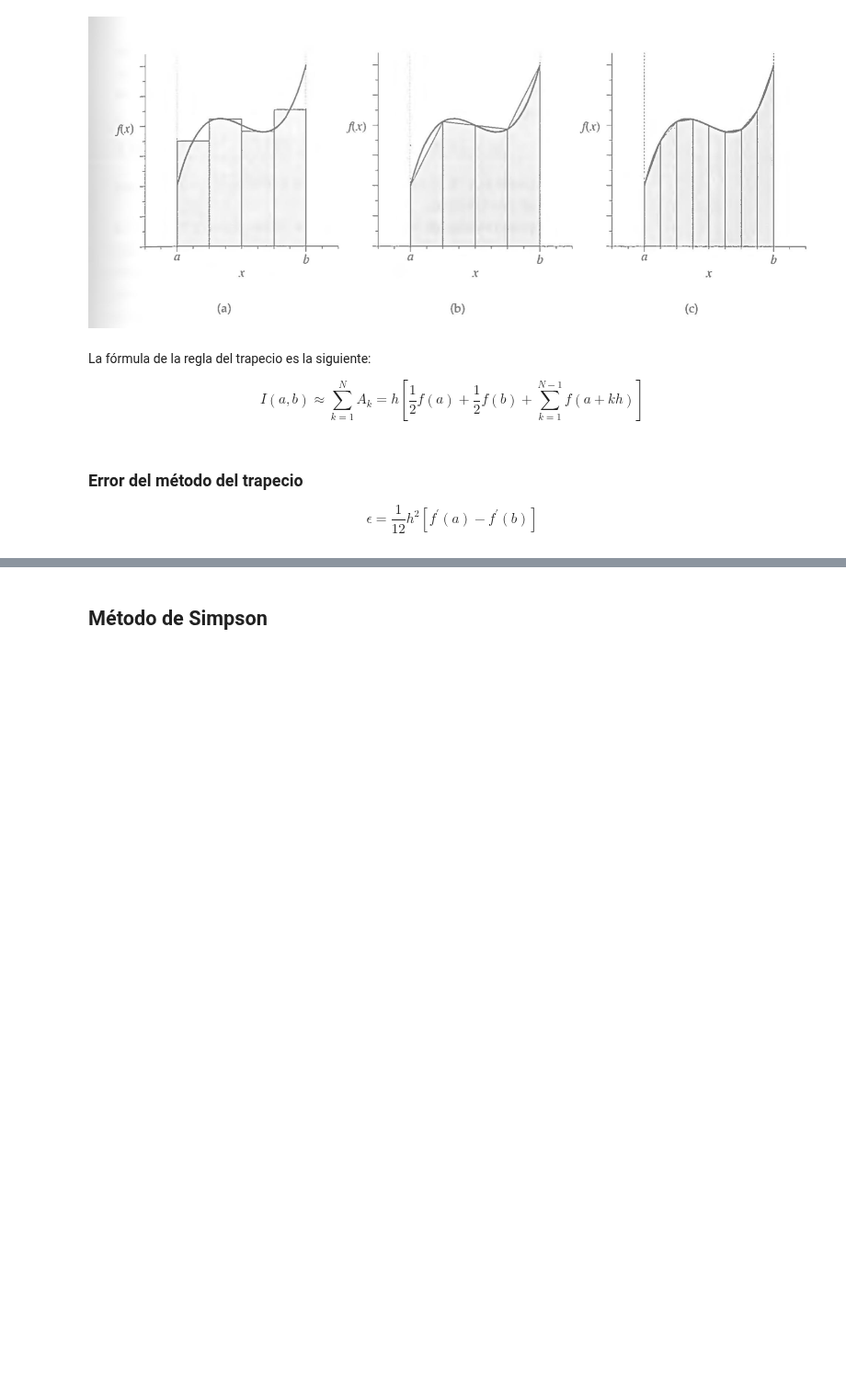
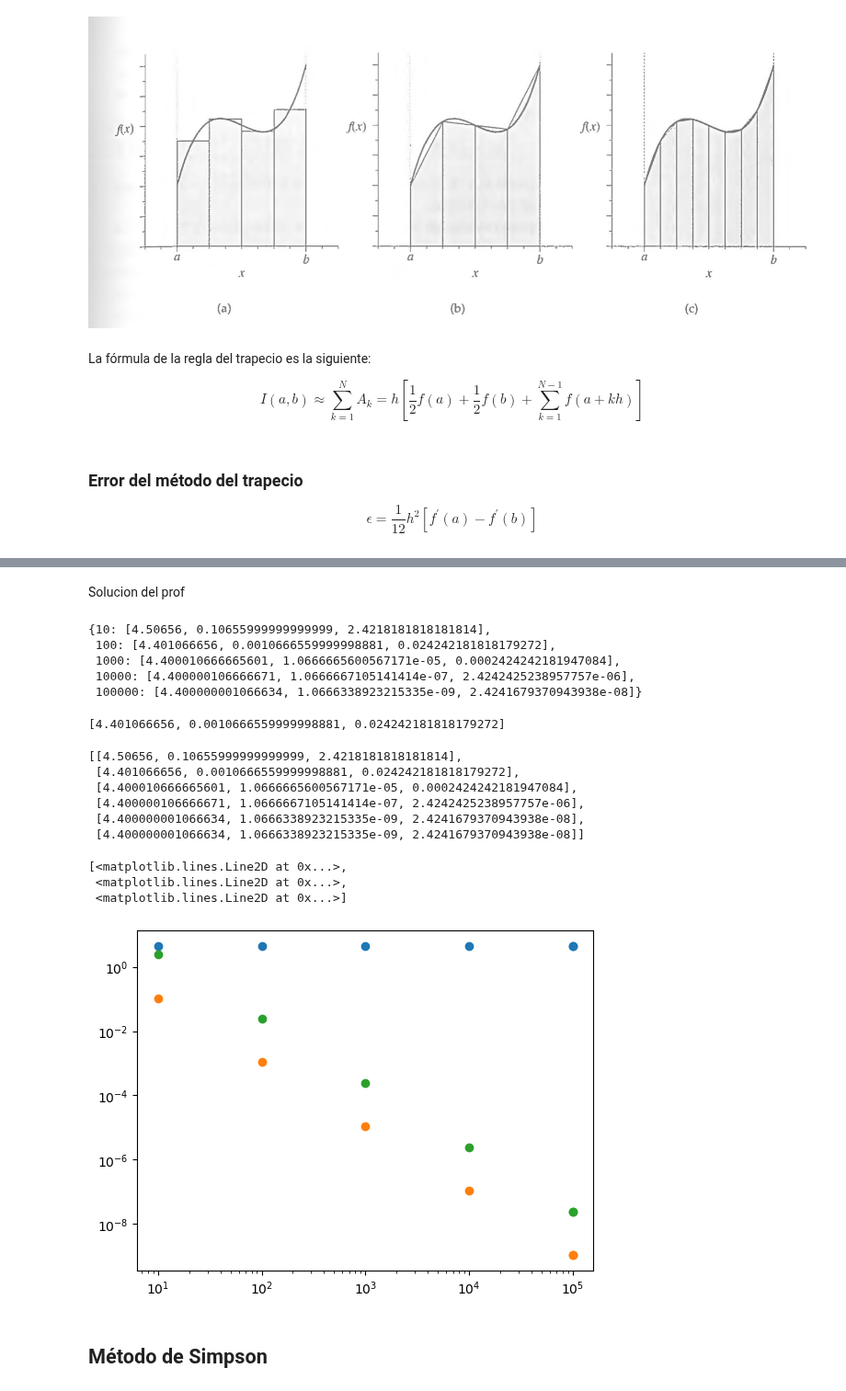
Before and after one commit to apareram/f-sica-computacional, a Jupyter notebook: Métodos numéricos y Python.ipynb, the cells around one changed output, grey strips where cells are left out. Shown at 92% size. Cells and saved outputs as stored; diff of their text form; code cells hidden in the pictures; blank space fills up the shorter version.

Commit message:
trabajo en clase, regla del trapecio

```diff
--- a/Métodos numéricos y Python.ipynb
+++ b/Métodos numéricos y Python.ipynb
@@ -24,0 +47,16 @@ I(a,b) \approx \sum_{k=1}^N A_k =h \left [ \frac{1}{2} f(a) + \frac{1}{2} f(b) +
+# %%
+Iexacto = 4.4 #Valor excacto
+# %%
+a = 0
+b = 2
+N = 10
+funcion = lambda x: x**4 - 2*x + 1
+
+res1 = trapecio(a, b, funcion, N)
+res2 = trapecio(a, b, funcion, 100)
+
+e1 = np.abs((res1 - Iexacto)/abs(Iexacto))
+e2 = np.abs((res2 - Iexacto)/abs(Iexacto))
+
+print("Resultado con N = 10:\n", res1, "\nResultado con N = 100:\n", res2)
+print("Error absoluto con N = 10:\n", e1, "\nError absoluto con N = 100:\n", e2)
@@ -24,0 +72,21 @@ I(a,b) \approx \sum_{k=1}^N A_k =h \left [ \frac{1}{2} f(a) + \frac{1}{2} f(b) +
+# %% [markdown]
+Solucion del prof
+# %%
+Res = {}
+ListaN = [10, 100, 1000, 10000, 100000, 100000]
+for N in ListaN:
+    I = trapecio(a, b, funcion, N)
+    E = np.abs(I-Iexacto)
+    lista = [I, E, E/Iexacto*100]
+    Res[N] = lista
+Res
+# %% [output]
+{10: [4.50656, 0.10655999999999999, 2.4218181818181814],
+ 100: [4.401066656, 0.0010666559999998881, 0.024242181818179272],
+ 1000: [4.400010666665601, 1.0666665600567171e-05, 0.0002424242181947084],
+ 10000: [4.400000106666671, 1.0666667105141414e-07, 2.4242425238957757e-06],
+ 100000: [4.400000001066634, 1.0666338923215335e-09, 2.4241679370943938e-08]}
+# %%
+Res[100]
+# %% [output]
+[4.401066656, 0.0010666559999998881, 0.024242181818179272]
@@ -25,3 +95,20 @@ I(a,b) \approx \sum_{k=1}^N A_k =h \left [ \frac{1}{2} f(a) + \frac{1}{2} f(b) +
+# %%
+Eabs = [Res[N] for N in ListaN]
+Eabs
+# %% [output]
+[[4.50656, 0.10655999999999999, 2.4218181818181814],
+ [4.401066656, 0.0010666559999998881, 0.024242181818179272],
+ [4.400010666665601, 1.0666665600567171e-05, 0.0002424242181947084],
+ [4.400000106666671, 1.0666667105141414e-07, 2.4242425238957757e-06],
+ [4.400000001066634, 1.0666338923215335e-09, 2.4241679370943938e-08],
+ [4.400000001066634, 1.0666338923215335e-09, 2.4241679370943938e-08]]
+# %%
+plt.loglog(ListaN, Eabs, 'o')
+# %% [output]
+[<matplotlib.lines.Line2D at 0x...>,
+ <matplotlib.lines.Line2D at 0x...>,
+ <matplotlib.lines.Line2D at 0x...>]
+[figure, added]
 # %% [markdown]
 ## Método de Simpson
 # %% [markdown]
```
Also changed, not shown: parts of 9 cells of this notebook.
